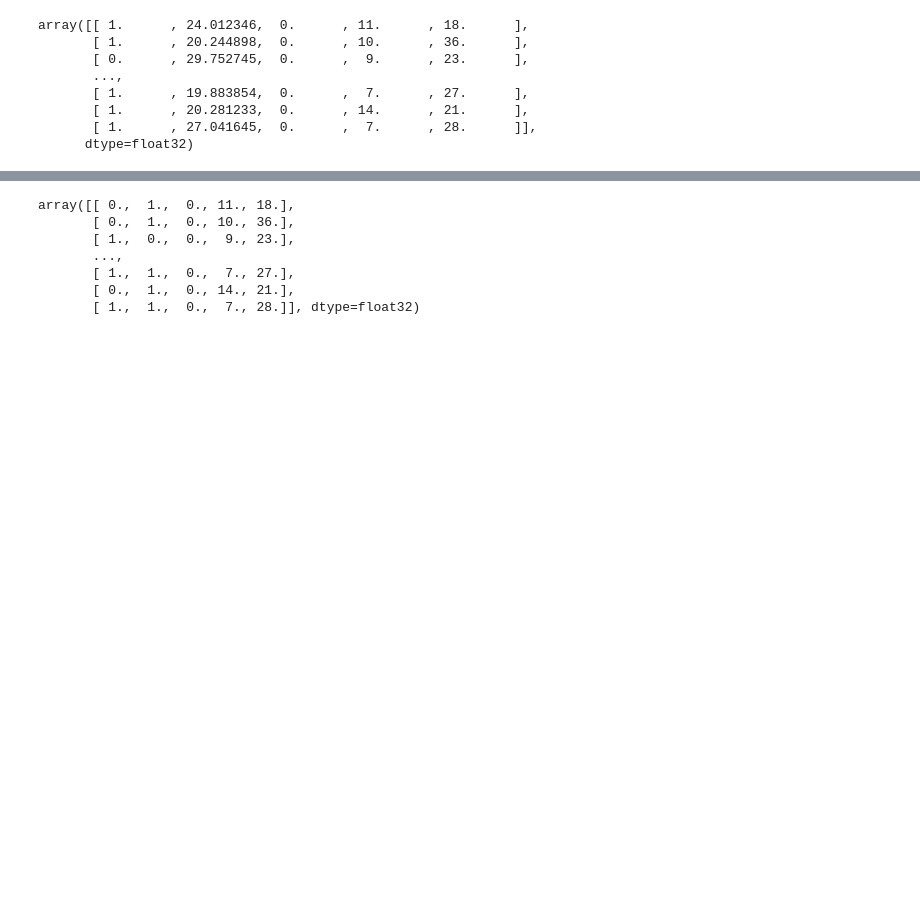
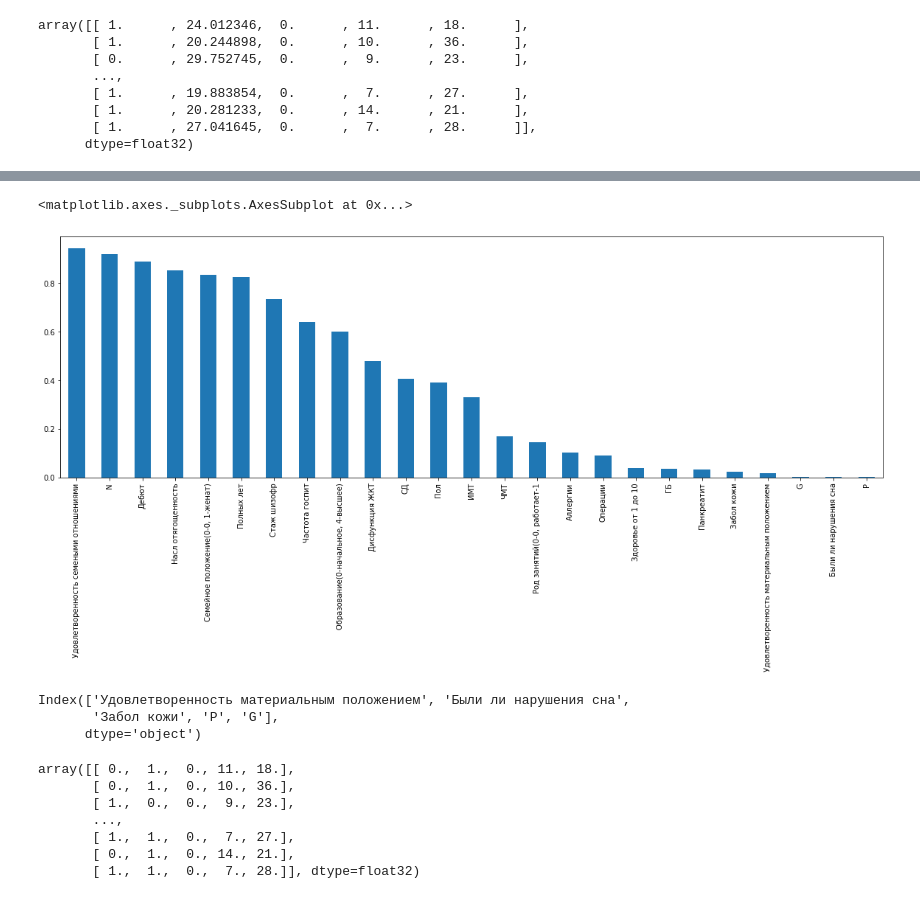
Before and after one commit to Nikitaion/mental_disorders, a Jupyter notebook: mental_disorders.ipynb, the cells around one changed output, grey strips where cells are left out. Saved outputs shown, nothing was run; the diff lists cells and outputs as text; code cells hidden in the pictures; blank space fills up the shorter version.

```diff
--- a/mental_disorders.ipynb
+++ b/mental_disorders.ipynb
@@ -404,0 +411,3 @@ array([[ 1.      , 24.012346,  0.      , 11.      , 18.      ],
+# %%
+univariate = f_classif(X, y)
+univariate
@@ -405,3 +429,19 @@ array([[ 1.      , 24.012346,  0.      , 11.      , 18.      ],
+# %%
+# The 2nd values are the PValue and we capture those below
+univariate = pd.Series(univariate[1])
+univariate.index = X.columns
+univariate.sort_values(ascending=False).plot.bar(figsize=(20,6))
+# %% [output]
+<matplotlib.axes._subplots.AxesSubplot at 0x...>
+[figure, added]
+# %%
+# Get TOP 5 features
+sel_ = SelectKBest(f_classif, k=5).fit(X, y)
+X.columns[sel_.get_support()]
+# %% [output]
+Index(['Удовлетворенность материальным положением', 'Были ли нарушения сна',
+       'Забол кожи', 'P', 'G'],
+      dtype='object')
 # %%
 X_anova # TOP 3 - Были ли нарушения сна, P, G
 # %% [output]
```
Also changed, not shown: parts of 29 cells of this notebook.
